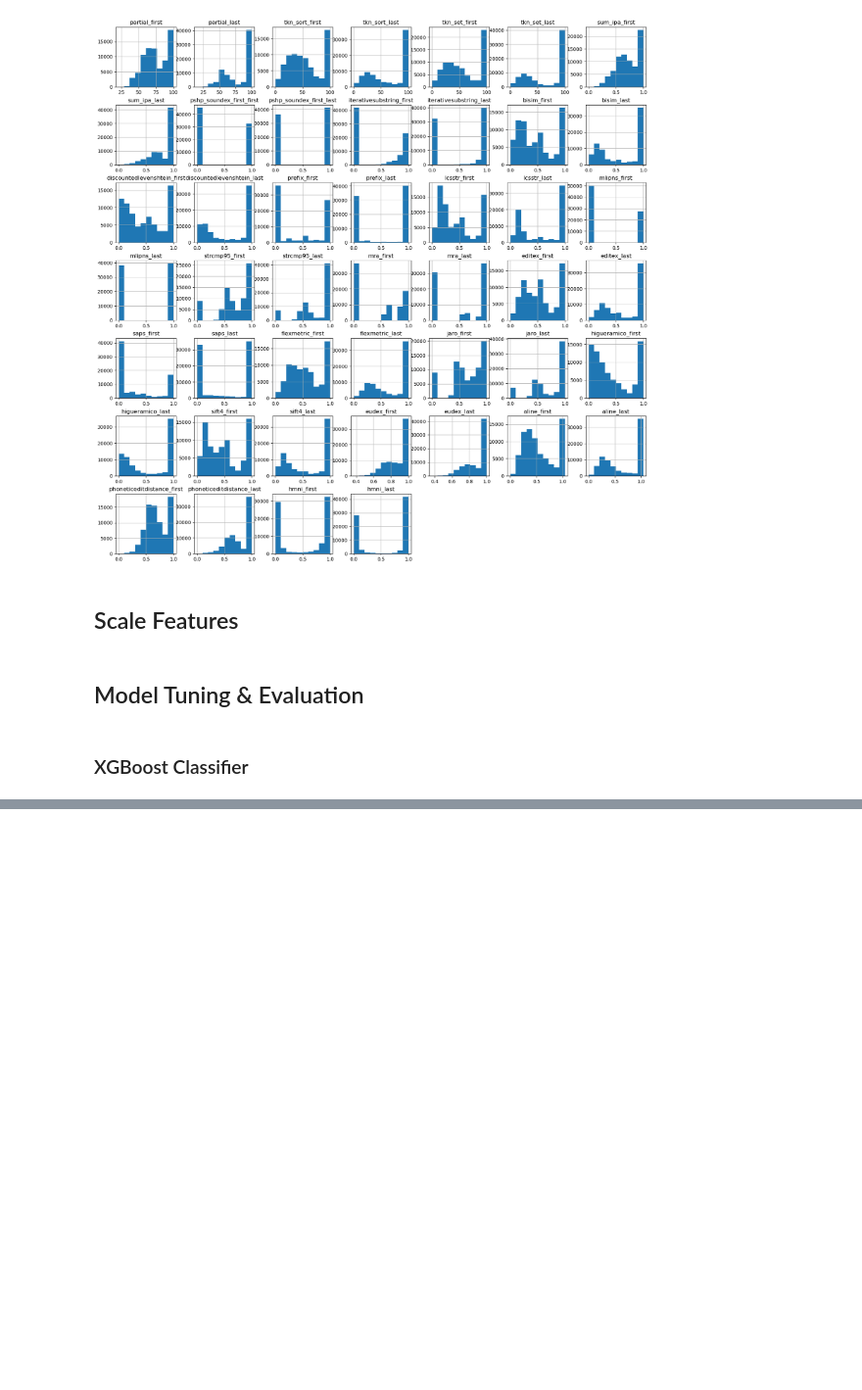
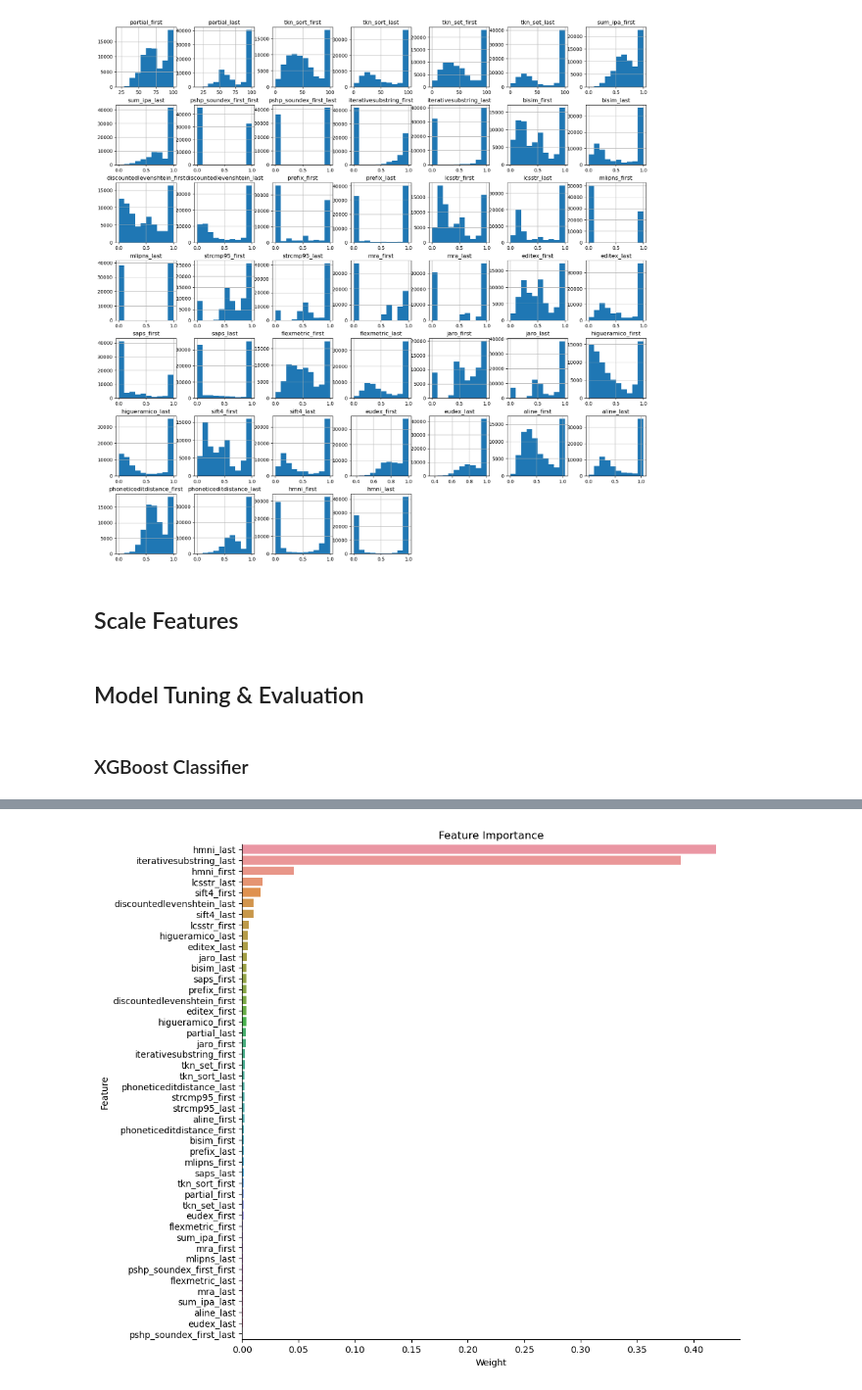
Before and after one commit to mkars01/fuzzy-name-matcher, a Jupyter notebook: notebooks/04_Modeling.ipynb, the cells around one changed output, grey strips where cells are left out. Shown at 98% size. Cells and saved outputs as stored; diff of their text form; code cells hidden in the pictures; blank space fills up the shorter version.

```diff
--- a/notebooks/04_Modeling.ipynb
+++ b/notebooks/04_Modeling.ipynb
@@ -179,9 +277,11 @@ xgb_feat_imp.head(20)
 # %%
-plt.subplots(figsize=(10, 5))
+plt.subplots(figsize=(10, 10))
 sns.barplot(y="Feature", x="Weight", data=xgb_feat_imp, orient = 'h')
 plt.xlabel('Weight')
 plt.ylabel('Feature')
 # plt.xticks(rotation = 90)
 plt.title('Feature Importance')
 sns.despine()
 plt.show()
+# %% [output]
+[figure, added]
```
Also changed, not shown: parts of 15 cells of this notebook, 1 other file.
